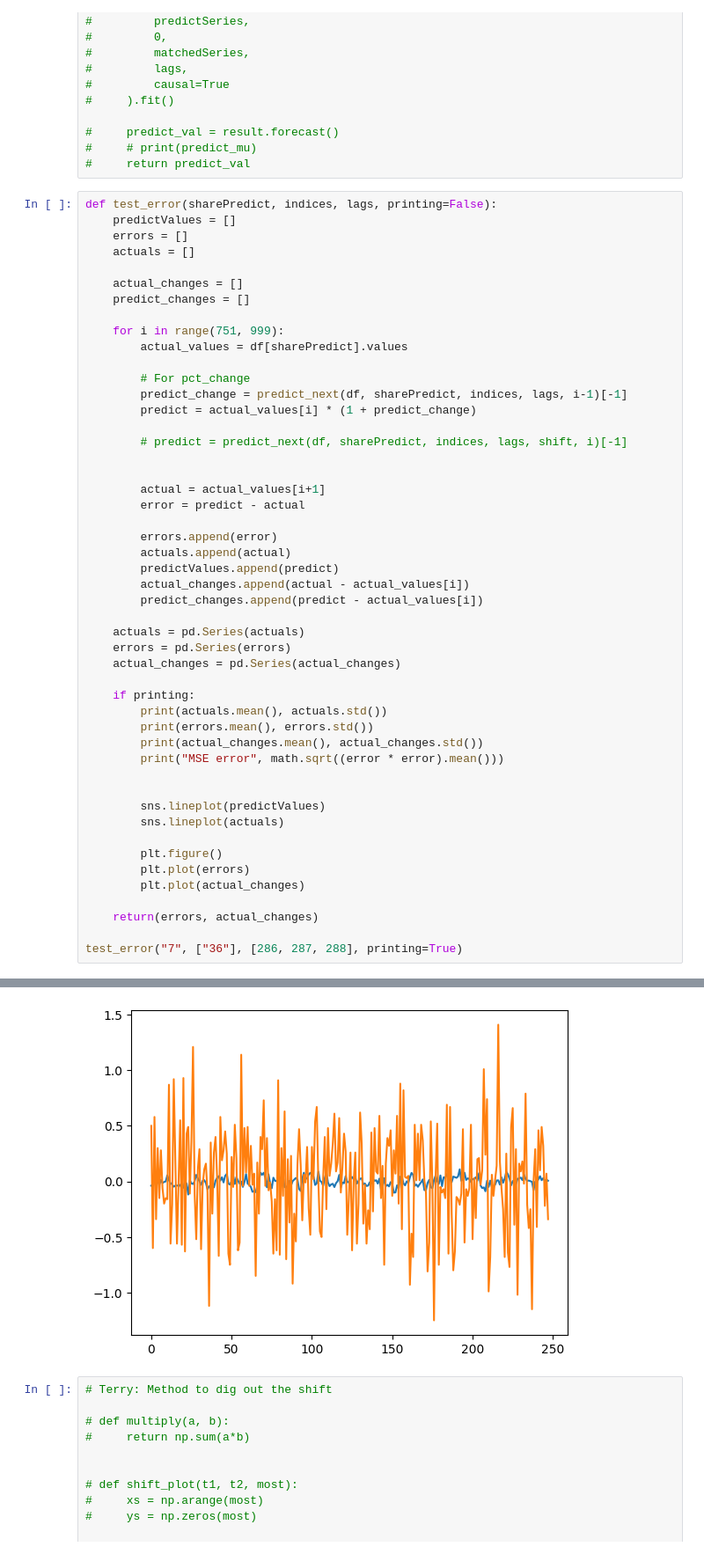
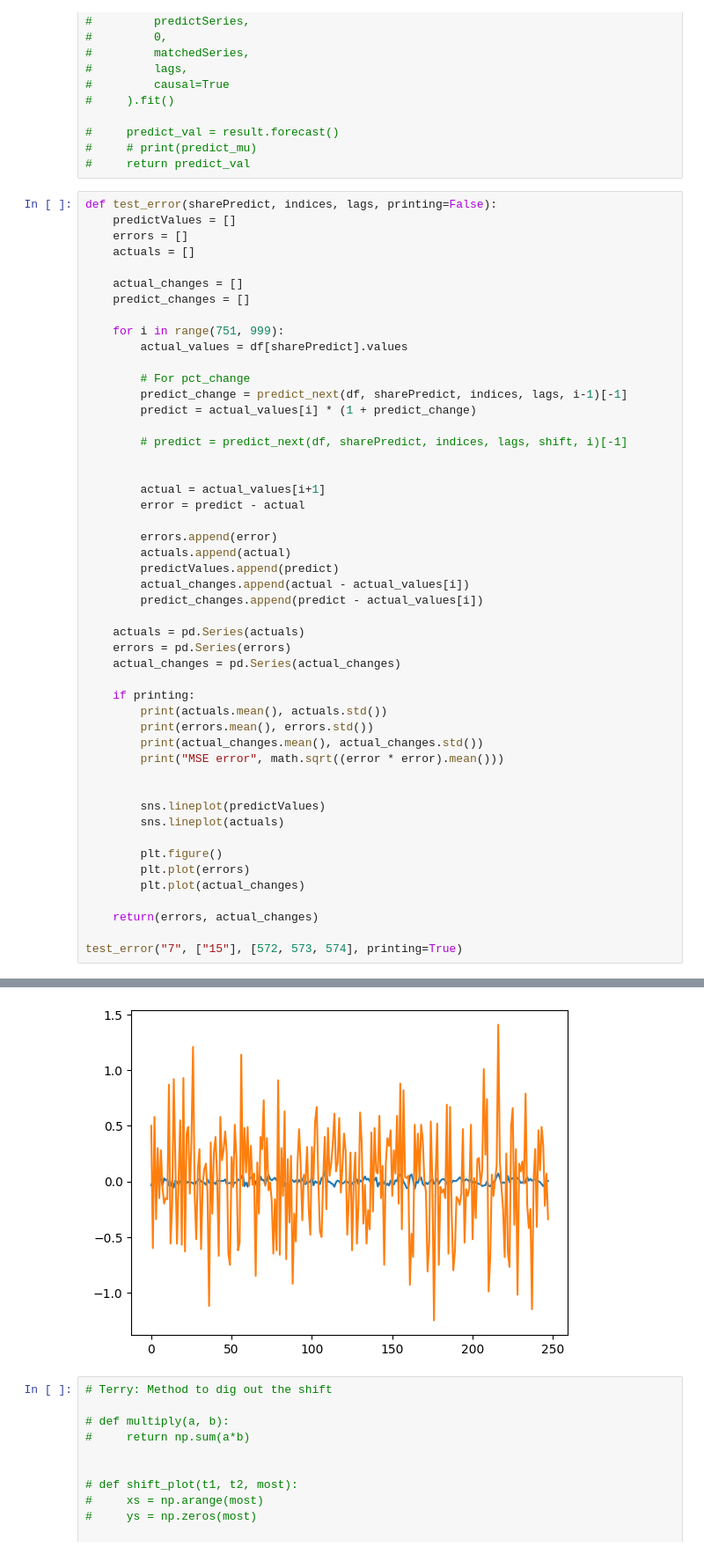
Before and after one commit to Troppydash/algothon, a Jupyter notebook: da/khang_leadlag.ipynb, the cells around one changed output, grey strips where cells are left out. Shown at 88% size. Drawn from its saved outputs; the diff is of its cells as text.

```diff
--- a/da/khang_leadlag.ipynb
+++ b/da/khang_leadlag.ipynb
@@ -233,6 +233,6 @@ def test_error(sharePredict, indices, lags, printing=False):
 
     return(errors, actual_changes)
 
-test_error("7", ["36"], [286, 287, 288], printing=True)
+test_error("7", ["15"], [572, 573, 574], printing=True)
 # %% [output]
 59.23375 1.6753717485834052
@@ -260,4 +260,4 @@ MSE error 0.005802293657190205
-[figure, old version]
+[figure, new version]
 # %%
 # Terry: Method to dig out the shift
 
```
Also changed, not shown: parts of 7 cells of this notebook, 3 other files.
